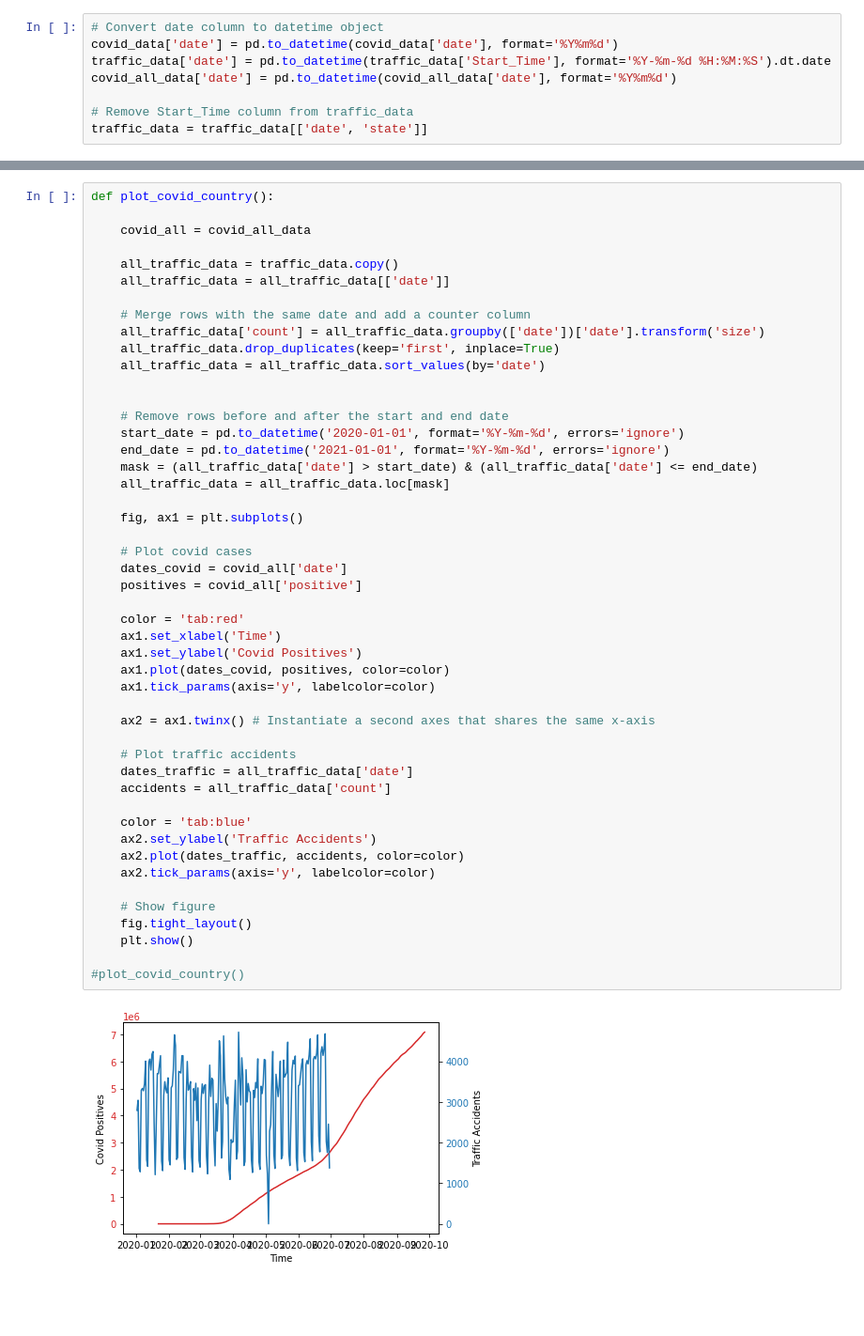
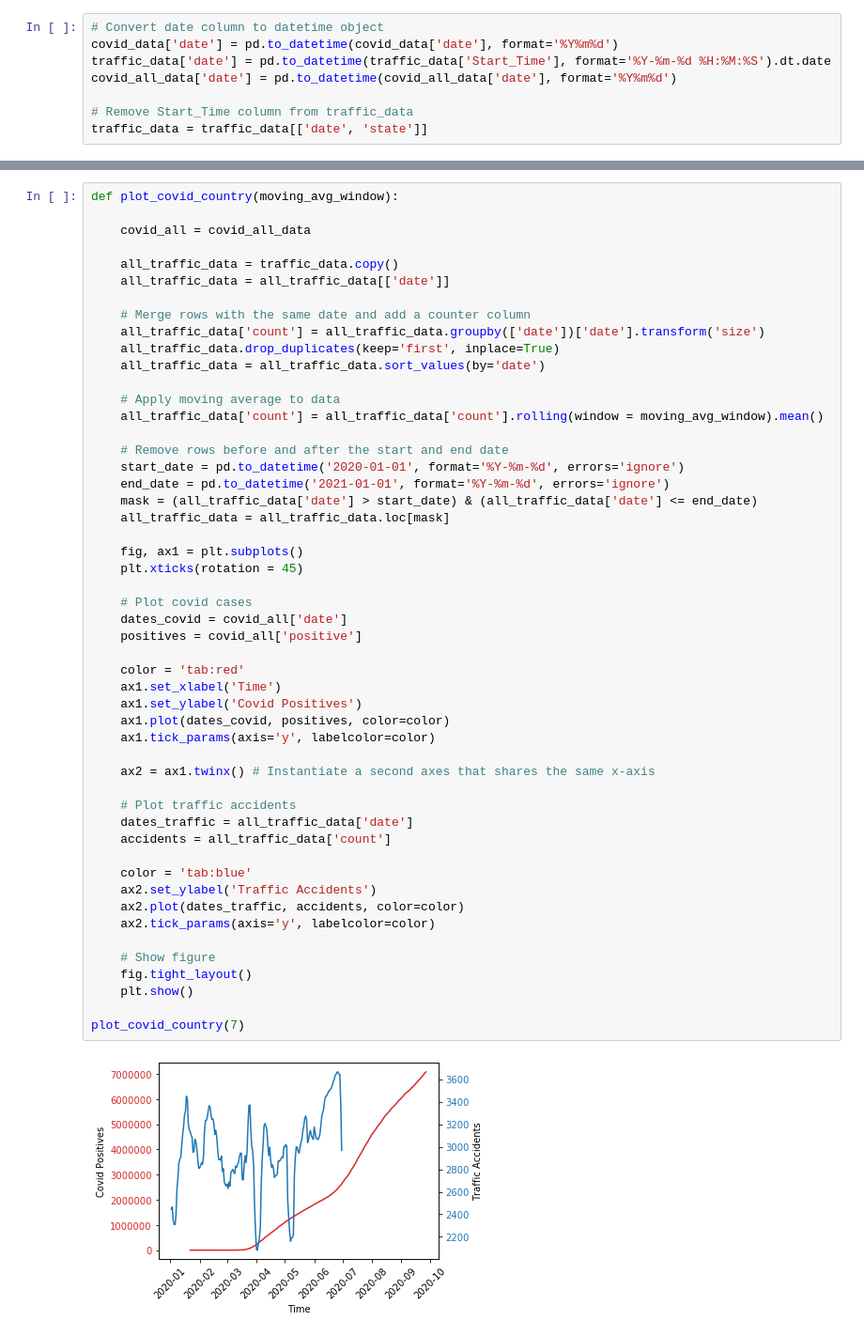
Before and after one commit to nesattorney/BED2056-project, a Jupyter notebook: project.ipynb, the cells around one changed output, grey strips where cells are left out. Shown: that part at 94% size. Drawn from its saved outputs; the diff is of its cells as text; blank space fills up the shorter version.

Commit message:
Add moving average, Add rotation to x-tick labels.

```diff
--- a/project.ipynb
+++ b/project.ipynb
@@ -126,5 +130,5 @@ plot_covid_state('California')
 # %%
-def plot_covid_country():
+def plot_covid_country(moving_avg_window):
 
     covid_all = covid_all_data
 
@@ -136,6 +140,8 @@ def plot_covid_country():
     all_traffic_data.drop_duplicates(keep='first', inplace=True)
     all_traffic_data = all_traffic_data.sort_values(by='date')
 
+    # Apply moving average to data
+    all_traffic_data['count'] = all_traffic_data['count'].rolling(window = moving_avg_window).mean()
 
     # Remove rows before and after the start and end date
     start_date = pd.to_datetime('2020-01-01', format='%Y-%m-%d', errors='ignore')
@@ -144,32 +150,33 @@ def plot_covid_country():
     all_traffic_data = all_traffic_data.loc[mask]
 
     fig, ax1 = plt.subplots()
+    plt.xticks(rotation = 45)
 
     # Plot covid cases
     dates_covid = covid_all['date']
     positives = covid_all['positive']
 
     color = 'tab:red'
     ax1.set_xlabel('Time')
     ax1.set_ylabel('Covid Positives')
     ax1.plot(dates_covid, positives, color=color)
     ax1.tick_params(axis='y', labelcolor=color)
 
     ax2 = ax1.twinx() # Instantiate a second axes that shares the same x-axis
 
     # Plot traffic accidents
     dates_traffic = all_traffic_data['date']
     accidents = all_traffic_data['count']
 
     color = 'tab:blue'
     ax2.set_ylabel('Traffic Accidents')
     ax2.plot(dates_traffic, accidents, color=color)
     ax2.tick_params(axis='y', labelcolor=color)
 
     # Show figure
     fig.tight_layout()
     plt.show()
 
-#plot_covid_country()
+plot_covid_country(7)
 # %% [output]
-[figure, old version]
+[figure, new version]
```
Also changed, not shown: parts of 1 cell of this notebook.
